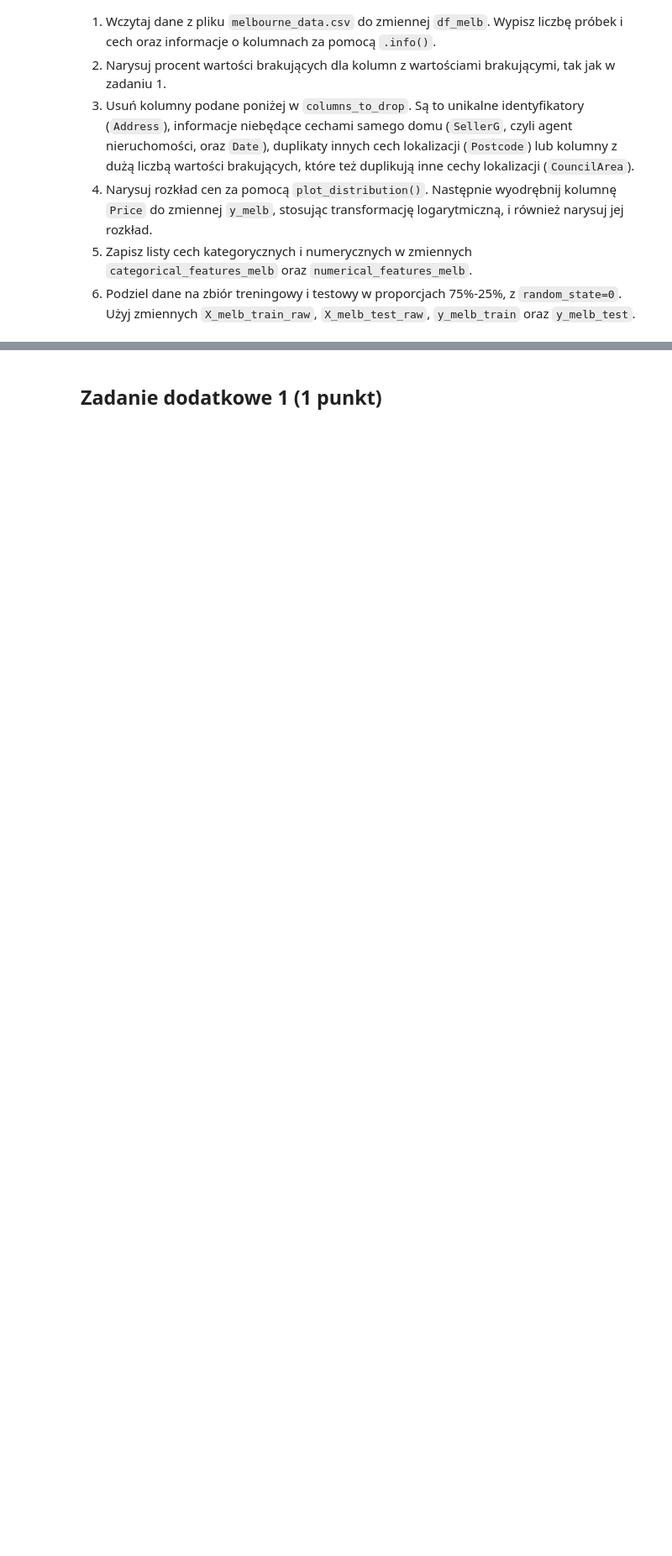
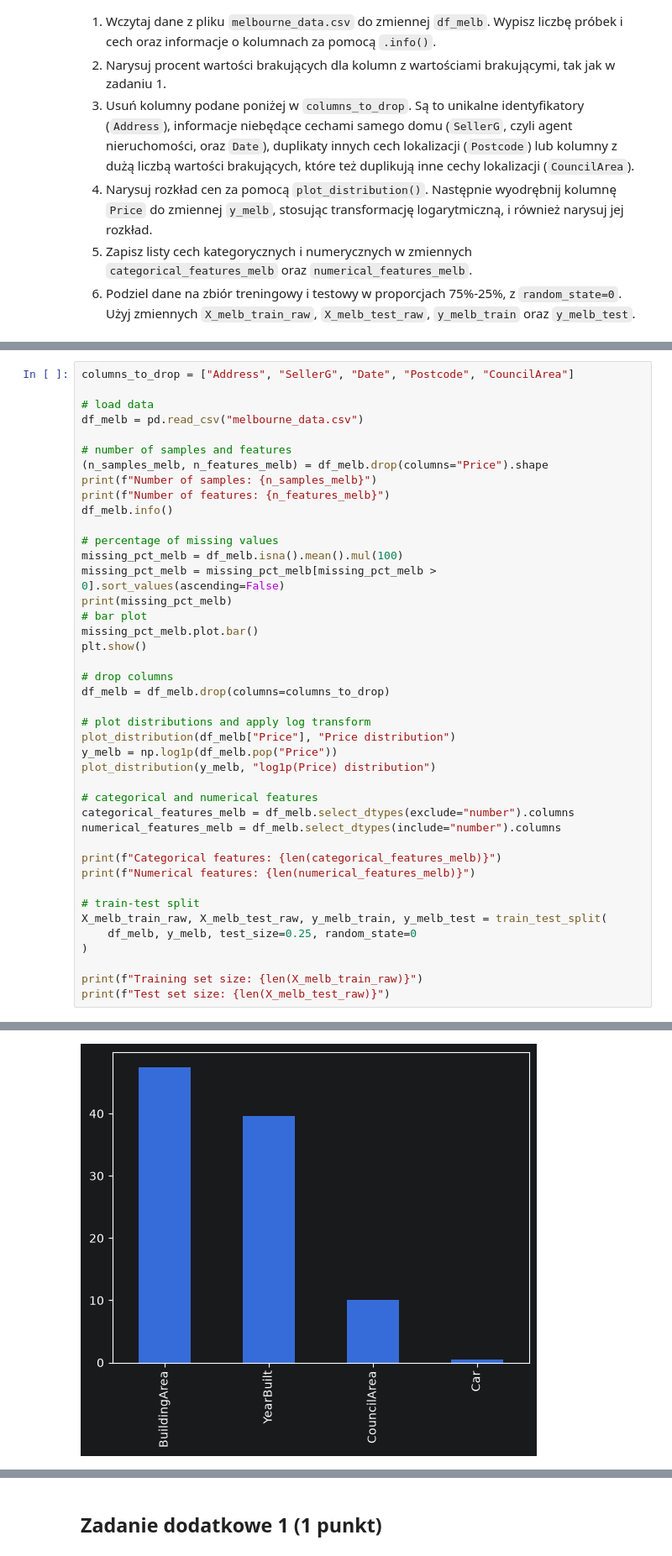
Before and after one commit to Ablaszak/podstawy-sztucznej-inteligencji, a Jupyter notebook: lab1/lab_1.ipynb, the cells around one changed output, grey strips where cells are left out. Shown at 84% size. Drawn from its saved outputs; the diff is of its cells as text; blank space fills up the shorter version.

```diff
--- a/lab1/lab_1.ipynb
+++ b/lab1/lab_1.ipynb
@@ -1388,0 +1392,43 @@ columns_to_drop = ["Address", "SellerG", "Date", "Postcode", "CouncilArea"]
+# %%
+columns_to_drop = ["Address", "SellerG", "Date", "Postcode", "CouncilArea"]
+
+# load data
+df_melb = pd.read_csv("melbourne_data.csv")
+
+# number of samples and features
+(n_samples_melb, n_features_melb) = df_melb.drop(columns="Price").shape
+print(f"Number of samples: {n_samples_melb}")
+print(f"Number of features: {n_features_melb}")
+df_melb.info()
+
+# percentage of missing values
+missing_pct_melb = df_melb.isna().mean().mul(100)
+missing_pct_melb = missing_pct_melb[missing_pct_melb > 0].sort_values(ascending=False)
+print(missing_pct_melb)
+# bar plot
+missing_pct_melb.plot.bar()
+plt.show()
+
+# drop columns
+df_melb = df_melb.drop(columns=columns_to_drop)
+
+# plot distributions and apply log transform
+plot_distribution(df_melb["Price"], "Price distribution")
+y_melb = np.log1p(df_melb.pop("Price"))
+plot_distribution(y_melb, "log1p(Price) distribution")
+
+# categorical and numerical features
+categorical_features_melb = df_melb.select_dtypes(exclude="number").columns
+numerical_features_melb = df_melb.select_dtypes(include="number").columns
+
+print(f"Categorical features: {len(categorical_features_melb)}")
+print(f"Numerical features: {len(numerical_features_melb)}")
+
+# train-test split
+X_melb_train_raw, X_melb_test_raw, y_melb_train, y_melb_test = train_test_split(
+	df_melb, y_melb, test_size=0.25, random_state=0
+)
+
+print(f"Training set size: {len(X_melb_train_raw)}")
+print(f"Test set size: {len(X_melb_test_raw)}")
+# %% [output]
@@ -1388,0 +1452 @@ columns_to_drop = ["Address", "SellerG", "Date", "Postcode", "CouncilArea"]
+[figure, added]
```
Also changed, not shown: parts of 11 cells of this notebook.
